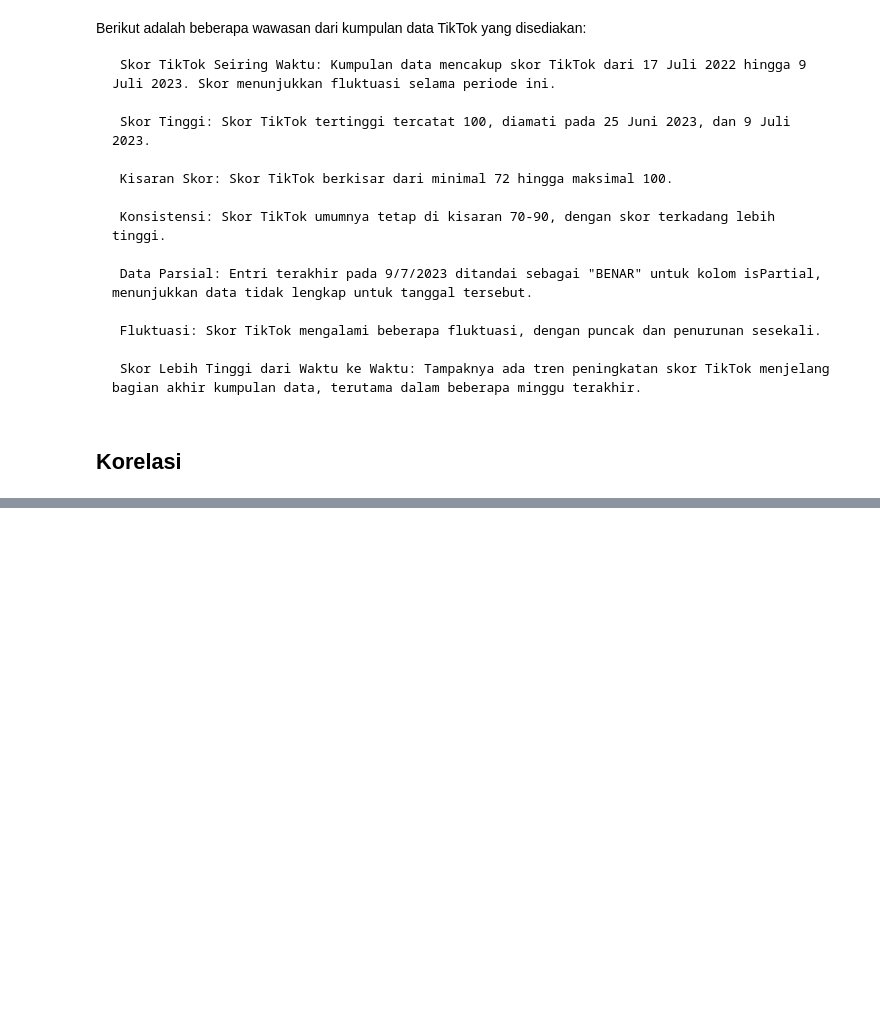
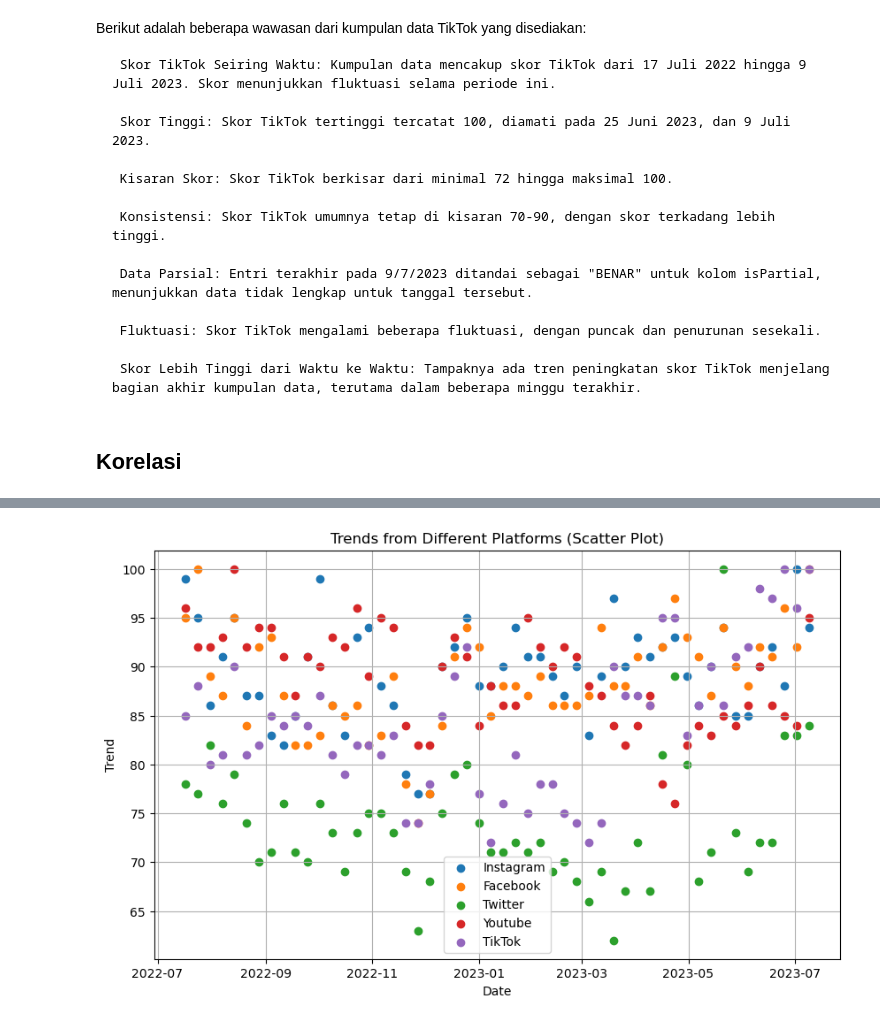
Before and after one commit to Xv1ous/UAS-Sturktur-Data, a Jupyter notebook: Trends.ipynb, the cells around one changed output, grey strips where cells are left out. Cells and saved outputs as stored; diff of their text form; code cells hidden in the pictures; blank space fills up the shorter version.

```diff
--- a/Trends.ipynb
+++ b/Trends.ipynb
@@ -209,0 +330,33 @@ Berikut adalah beberapa wawasan dari kumpulan data TikTok yang disediakan:
+# %%
+def plot_scatter_graph(df, platform_name):
+    plt.scatter(df['date'], df[platform_name], label=platform_name)
+
+# Set up the figure and plot each scatter graph
+plt.figure(figsize=(10, 6))
+
+# Plot Instagram data
+plot_scatter_graph(df_instagram, "Instagram")
+
+# Plot Facebook data
+plot_scatter_graph(df_Facebook, "Facebook")
+
+# Plot Twitter data
+plot_scatter_graph(df_Twitter, "Twitter")
+
+# Plot YouTube data
+plot_scatter_graph(df_youtube, "Youtube")
+
+# Plot TikTok data
+plot_scatter_graph(df_tiktok, "TikTok")
+
+# Set axis labels, title, and legend
+plt.xlabel("Date")
+plt.ylabel("Trend")
+plt.title("Trends from Different Platforms (Scatter Plot)")
+plt.legend()
+
+# Display the combined scatter graph
+plt.grid()
+plt.show()
+# %% [output]
+[figure, added]
```
Also changed, not shown: parts of 6 cells of this notebook.
